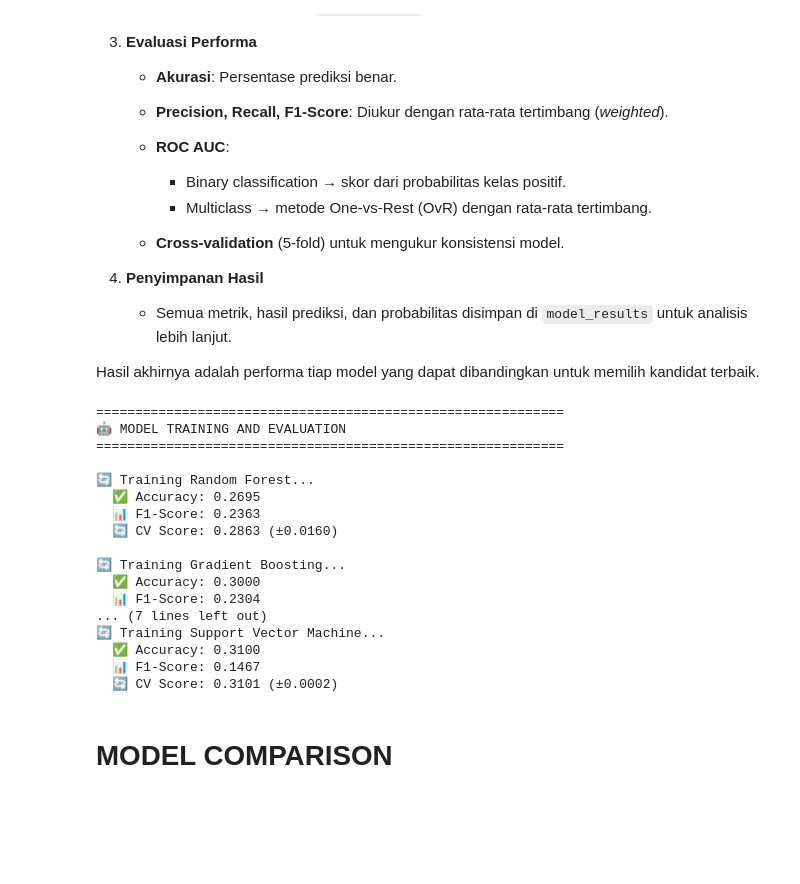
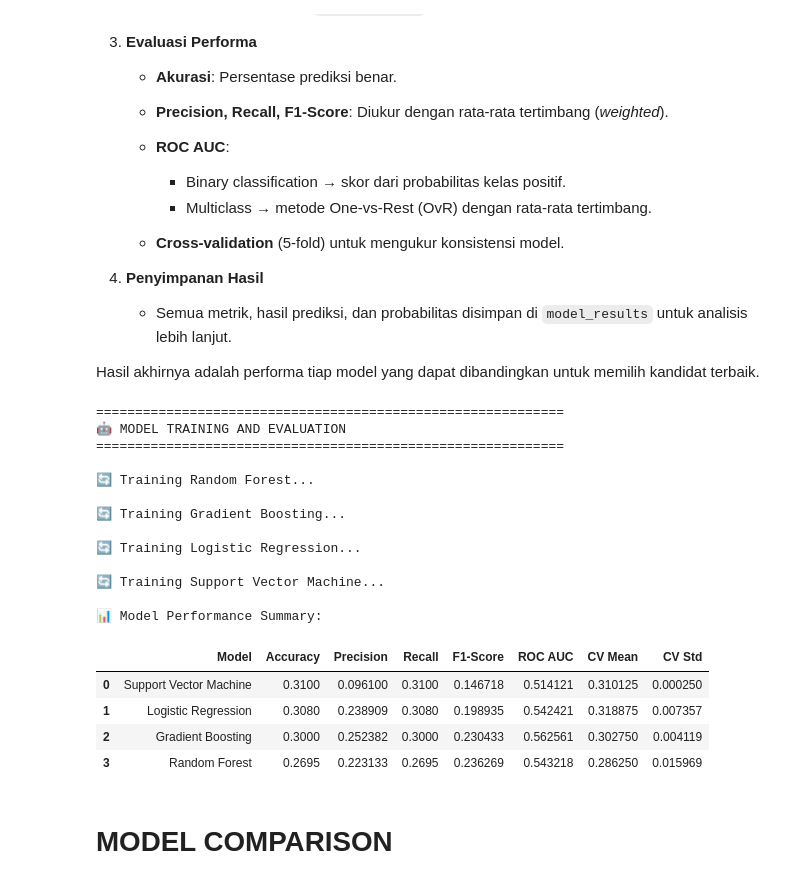
Before and after one commit to Fzz90/proj_AI_Assistant_Usage, a Jupyter notebook: notebooks/03_classification_analysis.ipynb, the cells around one changed output. Cells and saved outputs as stored; diff of their text form; code cells hidden in the pictures; blank space fills up the shorter version.

```diff
--- a/notebooks/03_classification_analysis.ipynb
+++ b/notebooks/03_classification_analysis.ipynb
@@ -322,6 +348,7 @@ if X.shape[1] > 50:
     models['Naive Bayes'] = MultinomialNB()
 
 model_results = {}
+results_table = []  # Untuk ringkasan akhir
 
 for name, model in models.items():
     print(f"\n🔄 Training {name}...")
@@ -334,13 +361,13 @@ for name, model in models.items():
         y_pred = model.predict(X_test)
         y_pred_proba = model.predict_proba(X_test) if hasattr(model, "predict_proba") else None
 
-        # Calculate metrics
+        # Metrics
         accuracy = accuracy_score(y_test, y_pred)
         precision = precision_score(y_test, y_pred, average='weighted')
         recall = recall_score(y_test, y_pred, average='weighted')
         f1 = f1_score(y_test, y_pred, average='weighted')
 
-        # ROC AUC for binary/multiclass
+        # ROC AUC
         if len(target_classes) == 2 and y_pred_proba is not None:
             roc_auc = roc_auc_score(y_test, y_pred_proba[:, 1])
         elif len(target_classes) > 2 and y_pred_proba is not None:
@@ -348,47 +375,63 @@ for name, model in models.items():
         else:
             roc_auc = None
 
-        # Cross-validation score
+        # Cross-validation
         cv_scores = cross_val_score(model, X_train, y_train, cv=5, scoring='accuracy')
 
-        # Store results
+        # Store full results
         model_results[name] = {
             'model': model,
             'accuracy': accuracy,
             'precision': precision,
             'recall': recall,
             'f1_score': f1,
             'roc_auc': roc_auc,
             'cv_mean': cv_scores.mean(),
             'cv_std': cv_scores.std(),
             'y_pred': y_pred,
             'y_pred_proba': y_pred_proba
         }
 
-        print(f"  ✅ Accuracy: {accuracy:.4f}")
-        print(f"  📊 F1-Score: {f1:.4f}")
-        print(f"  🔄 CV Score: {cv_scores.mean():.4f} (±{cv_scores.std():.4f})")
+        # Add to summary table
+        results_table.append({
+            "Model": name,
+            "Accuracy": accuracy,
+            "Precision": precision,
+            "Recall": recall,
+            "F1-Score": f1,
+            "ROC AUC": roc_auc,
+            "CV Mean": cv_scores.mean(),
+            "CV Std": cv_scores.std()
+        })
 
     except Exception as e:
         print(f"  ❌ Error training {name}: {str(e)}")
+
+# Buat tabel ringkasan
+results_df = pd.DataFrame(results_table)
+results_df = results_df.sort_values(by="Accuracy", ascending=False).reset_index(drop=True)
+
+print("\n📊 Model Performance Summary:")
+display(results_df)
 # %% [output]
 ============================================================
 🤖 MODEL TRAINING AND EVALUATION
 ============================================================
 
 🔄 Training Random Forest...
-  ✅ Accuracy: 0.2695
-  📊 F1-Score: 0.2363
-  🔄 CV Score: 0.2863 (±0.0160)
 
 🔄 Training Gradient Boosting...
-  ✅ Accuracy: 0.3000
-  📊 F1-Score: 0.2304
-... (7 lines left out)
+
+🔄 Training Logistic Regression...
+
 🔄 Training Support Vector Machine...
-  ✅ Accuracy: 0.3100
-  📊 F1-Score: 0.1467
-  🔄 CV Score: 0.3101 (±0.0002)
+
+📊 Model Performance Summary:
+|  | Model | Accuracy | Precision | Recall | F1-Score | ROC AUC | CV Mean | CV Std |
+| 0 | Support Vector Machine | 0.3100 | 0.096100 | 0.3100 | 0.146718 | 0.514121 | 0.310125 | 0.000250 |
+| 1 | Logistic Regression | 0.3080 | 0.238909 | 0.3080 | 0.198935 | 0.542421 | 0.318875 | 0.007357 |
+| 2 | Gradient Boosting | 0.3000 | 0.252382 | 0.3000 | 0.230433 | 0.562561 | 0.302750 | 0.004119 |
+| 3 | Random Forest | 0.2695 | 0.223133 | 0.2695 | 0.236269 | 0.543218 | 0.286250 | 0.015969 |
 # %% [markdown]
 # **MODEL COMPARISON**
 # %% [markdown]
```
Also changed, not shown: parts of 12 cells of this notebook.
